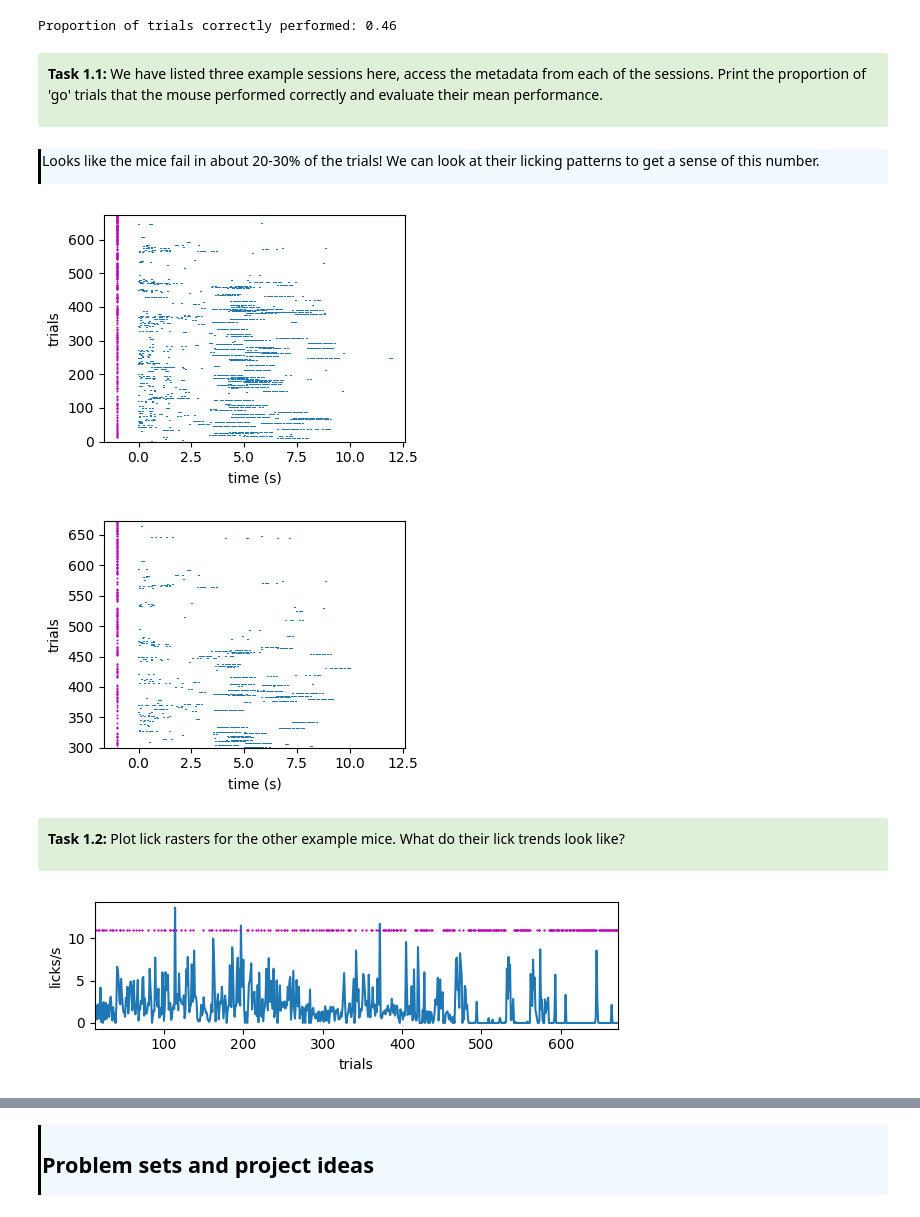
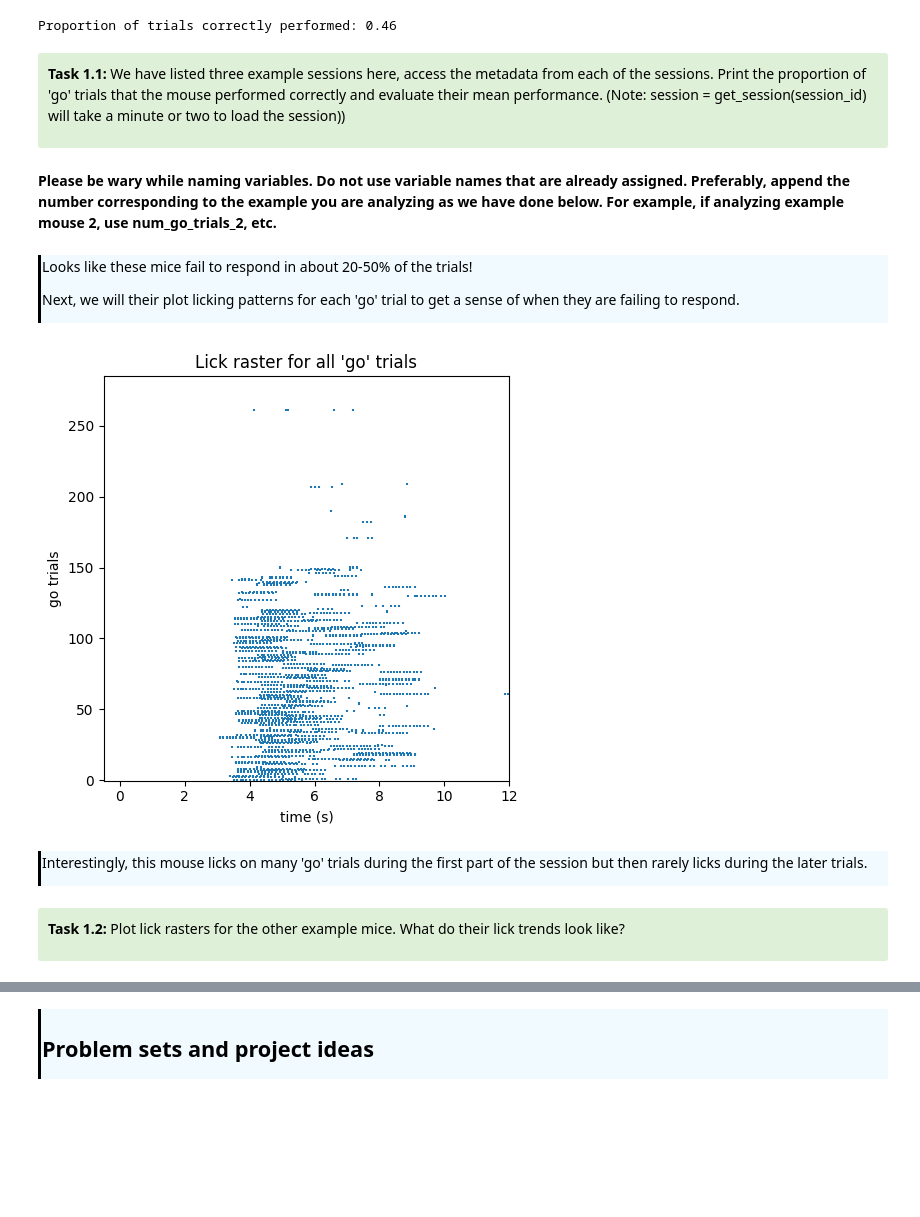
Before and after one commit to AllenSWDB/swdb_visualbehavior_template, a Jupyter notebook: code/Workshop1.ipynb, the cells around one changed output, grey strips where cells are left out. Saved outputs shown, nothing was run; the diff lists cells and outputs as text; code cells hidden in the pictures; blank space fills up the shorter version.

```diff
--- a/code/Workshop1.ipynb
+++ b/code/Workshop1.ipynb
@@ -68,11 +68,11 @@ Let us look at a session file and the metadata recorded related to a single tria
 </div>
 # %%
-example_sessions = [1139846596, 1124507277, 1069461581, ]
+example_sessions = [1139846596, 1124507277, 1069461581]
 
 session_id = example_sessions[0]
 session = get_session(session_id)
 
-trial_metadata = session.trials
+trial_metadata = session.trials # 'trials' is a dataframe that contains metadata and task information for each trial
 
 display(trial_metadata.head()) # to do: add precomputed response time?
 # %% [output]
@@ -96,5 +95,5 @@ print('Proportion of trials correctly performed: ' + str(np.round(num_go_hit_tri
 Proportion of trials correctly performed: 0.46
 # %% [markdown]
 <div style="background: #DFF0D8; border-radius: 3px; padding: 10px;">
-<p><b>Task 1.1:</b>  We have listed three example sessions here, access the metadata from each of the sessions. Print the proportion of 'go' trials that the mouse performed correctly and evaluate their mean performance.
+<p><b>Task 1.1:</b>  We have listed three example sessions here, access the metadata from each of the sessions. Print the proportion of 'go' trials that the mouse performed correctly and evaluate their mean performance. (Note: session = get_session(session_id) will take a minute or two to load the session))
 </div>
@@ -102,0 +100,2 @@ Proportion of trials correctly performed: 0.46
+# %% [markdown]
+<b>Please be wary while naming variables. Do not use variable names that are already assigned. Preferably, append the number corresponding to the example you are analyzing as we have done below. For example, if analyzing example mouse 2, use num_go_trials_2, etc. </b>
@@ -103,35 +111,30 @@ Proportion of trials correctly performed: 0.46
 # %% [markdown]
 <div style="border-left: 3px solid #000; padding: 1px; padding-left: 10px; background: #F0FAFF; ">
-<p> Looks like the mice fail in about 20-30% of the trials! We can look at their licking patterns to get a sense of this number.
+<p> Looks like these mice fail to respond in about 20-50% of the trials!
+
+<p> Next, we will their plot licking patterns for each 'go' trial to get a sense of when they are failing to respond.
 </div>
 # %%
-# Lick raster
-lick_times = trial_metadata.lick_times.values - trial_metadata.start_time.values
+# Get lick times for each 'go' trial. Note: we subtract the trial start time so lick times are relative to trial start
+lick_times = trial_metadata[trial_metadata.go].lick_times.values - trial_metadata[trial_metadata.go].start_time.values
 
-fig, ax = plt.subplots(figsize = (4, 3))
+# generate plot
+fig, ax = plt.subplots(figsize = (5, 5))
 ax.eventplot(lick_times, linelength = 1.5);
-go_trials =  trial_metadata[trial_metadata.go].index
-ax.plot(-1*np.ones(len(go_trials)), go_trials, marker = '*', ls = 'none', color = 'm', ms = 0.8)
+
+# Add labels to plot
 ax.set_ylim(-0.5, len(lick_times))
-ax.set_ylabel('trials')
+ax.set_xlim(-0.5, 12)
+ax.set_ylabel('go trials')
 ax.set_xlabel('time (s)')
+ax.set_title("Lick raster for all 'go' trials")
 plt.tight_layout()
 # %% [output]
-[figure, old version]
+[figure, new version]
-# %%
-# Lick raster
-lick_times = trial_metadata.lick_times.values - trial_metadata.start_time.values
-
-fig, ax = plt.subplots(figsize = (4, 3))
-ax.eventplot(lick_times, linelength = 1);
-go_trials =  trial_metadata[trial_metadata.go].index
-ax.plot(-1*np.ones(len(go_trials)), go_trials, marker = '*', ls = 'none', color = 'm', ms = 0.8)
-ax.set_ylim(300, len(lick_times))
-ax.set_ylabel('trials')
-ax.set_xlabel('time (s)')
-plt.tight_layout()
-# %% [output]
-[figure, removed]
+# %% [markdown]
+<div style="border-left: 3px solid #000; padding: 1px; padding-left: 10px; background: #F0FAFF; ">
+<p> Interestingly, this mouse licks on many 'go' trials during the first part of the session but then rarely licks during the later trials.
+</div>
 # %% [markdown]
 <div style="background: #DFF0D8; border-radius: 3px; padding: 10px;">
 <p><b>Task 1.2:</b> Plot lick rasters for the other example mice. What do their lick trends look like?
@@ -141,14 +141,0 @@ plt.tight_layout()
-# %%
-# lick rate
-
-fig, ax = plt.subplots(figsize = (6, 2))
-lick_rate = trial_metadata.apply(lambda row : len(row['lick_times'])/(row['stop_time'] - row['start_time']), axis = 1)
-ax.plot(lick_rate)
-ax.plot(go_trials,11*np.ones(len(go_trials)), marker = '*', ls = 'none', color = 'm', ms = 1 )
-
-ax.set_ylabel('licks/s')
-ax.set_xlabel('trials')
-ax.set_xlim(go_trials[0], go_trials[-1])
-plt.tight_layout()
-# %% [output]
-[figure, removed]
```
Also changed, not shown: parts of 88 cells of this notebook, 2 other files.
